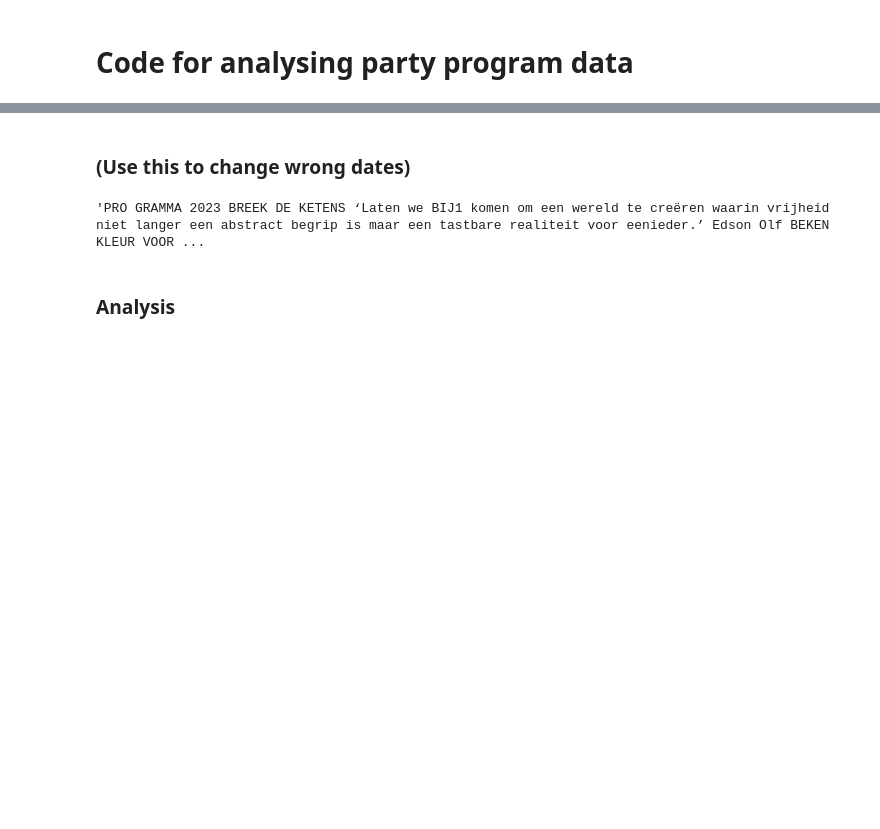
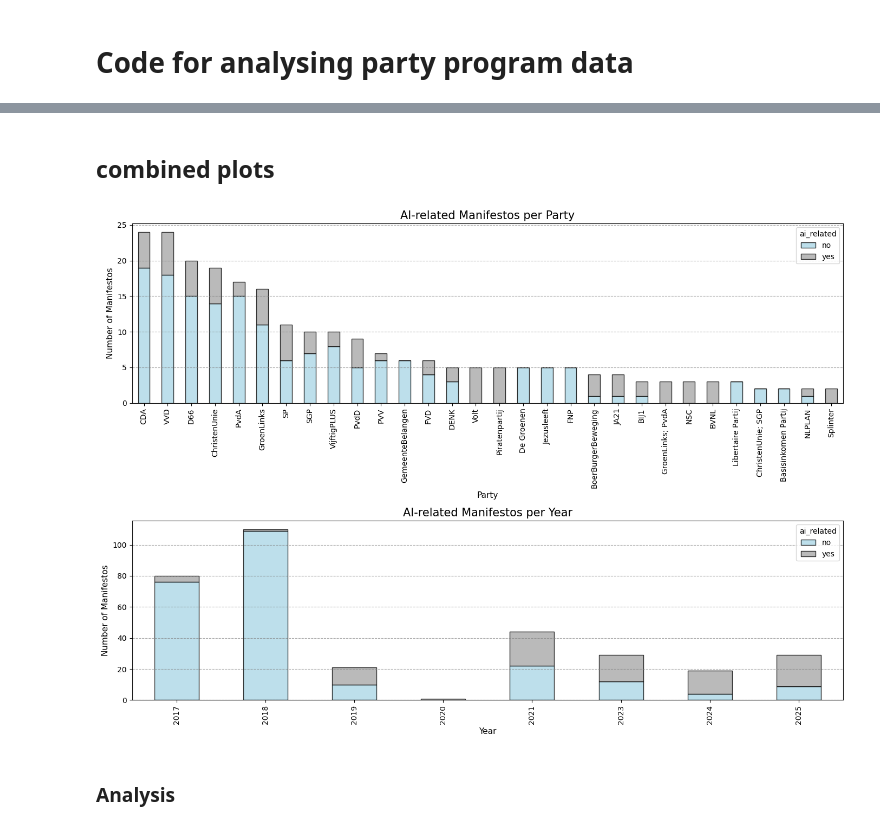
Before and after one commit to jolyeline/HUMAN, a Jupyter notebook: elections/03_party_programs_analysis.ipynb, the cells around one changed output, grey strips where cells are left out. Cells and saved outputs as stored; diff of their text form; code cells hidden in the pictures; blank space fills up the shorter version.

Commit message:
manifestos analysis update

```diff
--- a/elections/03_party_programs_analysis.ipynb
+++ b/elections/03_party_programs_analysis.ipynb
@@ -59,8 +67 @@ year
 Name: count, dtype: int64
-# %% [markdown]
-### (Use this to change wrong dates)
-# %%
-# print body of specific program search by year
-df['body'].iloc[29]
-# %% [output]
-'PRO GRAMMA 2023 BREEK DE KETENS ‘Laten we BIJ1 komen om een wereld te creëren waarin vrijheid niet langer een abstract begrip is maar een tastbare realiteit voor eenieder.’ Edson Olf BEKEN KLEUR VOOR ...
@@ -72,3 +68,69 @@ df.loc[df['year'] == 2027, 'year'] = 2023
+# %% [markdown]
+## combined plots
+# %%
+fig, axes = plt.subplots(2, 1, figsize=(14, 10))
+
+# -------------------------
+# 3. AI-related programs per party
+# -------------------------
+
+# bepaal top 10 partijen op basis van aantal rijen
+top10 = df['party'].value_counts().nlargest(30).index
+
+table = (
+    df[df['party'].isin(top10)]
+      .groupby(['party', 'ai_related'])
+      .size()
+      .unstack(fill_value=0)
+)
+
+# sorteer op totaal aantal programma's (som over de kolommen)
+table = table.reindex(
+    table.sum(axis=1).sort_values(ascending=False).index
+)
+
+table.plot(
+    kind='bar',
+    stacked=True,
+    color=["lightblue", "darkgrey"],
+    edgecolor="black",
+    alpha=0.8,
+    ax=axes[0]
+)
+
+axes[0].set_xlabel('Party', fontsize=11, fontfamily='DejaVu Sans')
+axes[0].set_ylabel('Number of Manifestos', fontsize=11, fontfamily='DejaVu Sans')
+axes[0].set_title('AI-related Manifestos per Party', fontsize=15, fontfamily='DejaVu Sans')
+axes[0].grid(axis='y', linestyle='--', alpha=0.7, color='gray')
+
+
+
+# -------------------------
+# 4. AI-related programs per year
+# -------------------------
+df['ai_related'] \
+    .groupby(df['date']) \
+    .value_counts() \
+    .unstack() \
+    .fillna(0) \
+    .plot(
+        kind='bar',
+        stacked=True,
+        color=["lightblue", "darkgrey"],
+        edgecolor="black",
+        alpha=0.8,
+        ax=axes[1]
+    )
+
+axes[1].set_xlabel('Year', fontsize=11, fontfamily='DejaVu Sans')
+axes[1].set_ylabel('Number of Manifestos', fontsize=11, fontfamily='DejaVu Sans')
+axes[1].set_title('AI-related Manifestos per Year', fontsize=15, fontfamily='DejaVu Sans')
+axes[1].grid(axis='y', linestyle='--', alpha=0.7, color='gray')
+
+plt.tight_layout()
+plt.show()
+# %% [output]
+[figure, added]
 # %% [markdown]
 ### Analysis
 # %%
```
Also changed, not shown: parts of 20 cells of this notebook, 7 other files.
